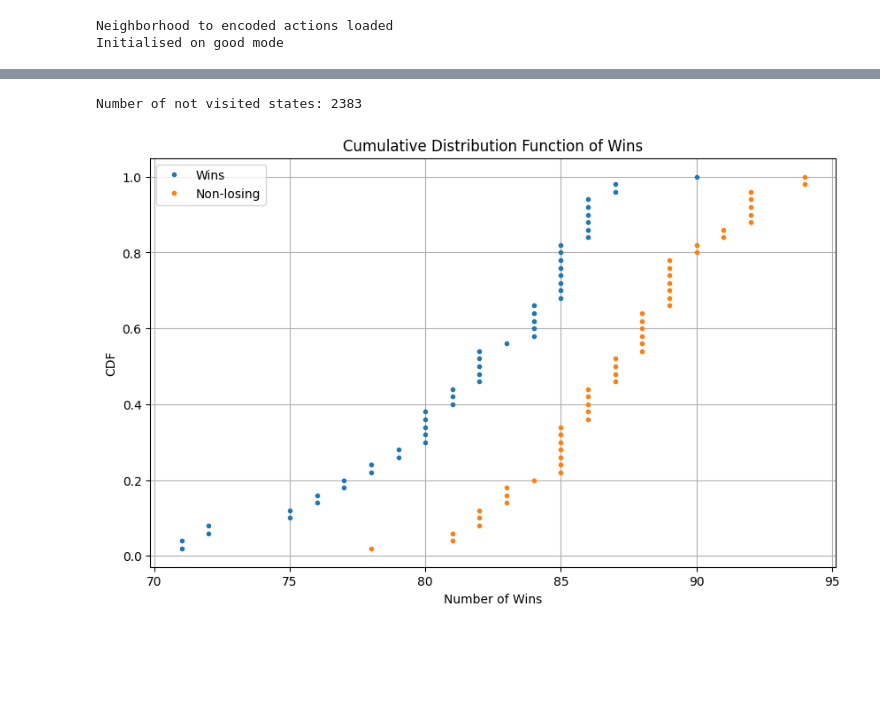
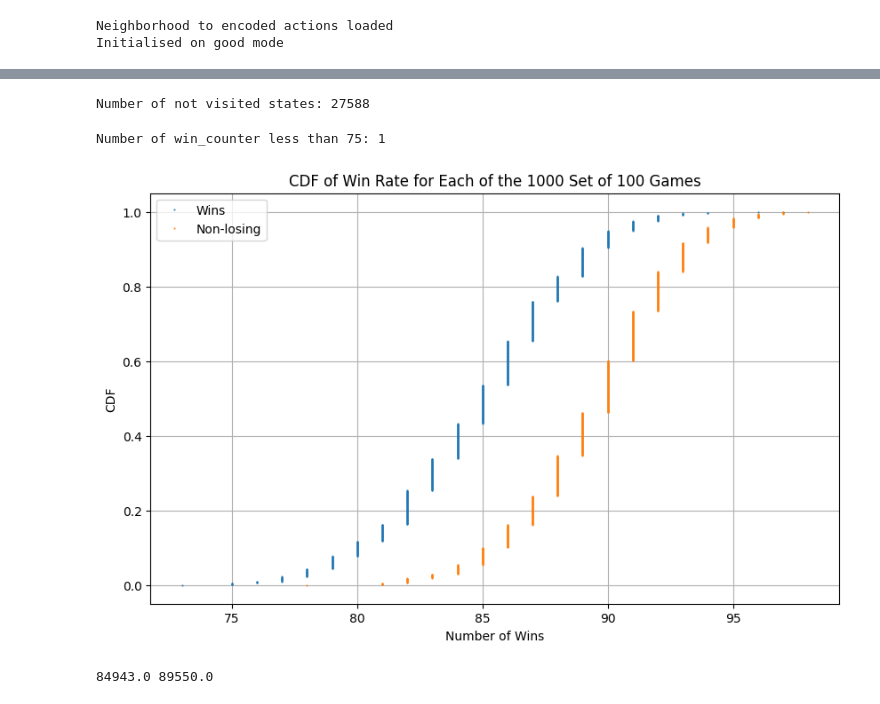
Before and after one commit to MarioPariona117/Blokus, a Jupyter notebook: notebooks/02_agent_training.ipynb, the cells around one changed output, grey strips where cells are left out. Drawn from its saved outputs; the diff is of its cells as text; code cells hidden in the pictures; blank space fills up the shorter version.

```diff
--- a/notebooks/02_agent_training.ipynb
+++ b/notebooks/02_agent_training.ipynb
@@ -218,11 +205,11 @@ def maxi(state: str) -> float:
 
 # env.render_mode = "human"
 env.render_mode = "console"
+with open('q_table1.pkl', 'rb') as f:
+    q_table = pickle.load(f)
 def test_agent(env, num_episodes=100):
     global q_table
     win_counter, tie_counter, lose_counter = 0, 0, 0
-    with open('q_table.pkl', 'rb') as f:
-        q_table = pickle.load(f)
     for _ in range(num_episodes):
         obs, info = env.reset()
         state = encode_board(obs["state"])
@@ -249,43 +236,50 @@ def test_agent(env, num_episodes=100):
 
     return win_counter, tie_counter, lose_counter
 
-win_counter = np.zeros(1000)
-tie_counter = np.zeros(1000)
-lose_counter = np.zeros(1000)
+win_counter1 = np.zeros(1000)
+tie_counter1 = np.zeros(1000)
+lose_counter1 = np.zeros(1000)
 # Test the agent
-for i in tqdm(range(50)):
-    win_counter[i], tie_counter[i], lose_counter[i] = test_agent(env)
+for i in tqdm(range(1000)):
+    win_counter1[i], tie_counter1[i], lose_counter1[i] = test_agent(env)
 
 
 print(f"Number of not visited states: {not_visited}")
 # %% [output]
-Number of not visited states: 2383
+Number of not visited states: 27588
 # %%
 import matplotlib.pyplot as plt
 
-win_counter = win_counter[:50]
-tie_counter = tie_counter[:50]
-lose_counter = lose_counter[:50]
+win_counter = win_counter1
+tie_counter = tie_counter1
+lose_counter = lose_counter1
 non_losing_counter = win_counter + tie_counter
-non_losing_counter = non_losing_counter
 # Calculate the CDF
 win_counter_sorted = np.sort(win_counter)
 cdf = np.arange(1, len(win_counter_sorted) + 1) / len(win_counter_sorted)
 
 # Plot the CDF for wins
 plt.figure(figsize=(10, 6))
-plt.plot(win_counter_sorted, cdf, marker='.', linestyle='none', label='Wins')
+plt.plot(win_counter_sorted, cdf, marker='.', linestyle='none', label='Wins', markersize=1)
 plt.xlabel('Number of Wins')
 plt.ylabel('CDF')
-plt.title('Cumulative Distribution Function of Wins')
+plt.title('CDF of Win Rate for Each of the 1000 Set of 100 Games')
 plt.grid(True)
+
+num_wins_less_than_75 = np.sum(win_counter < 75)
+print(f"Number of win_counter less than 75: {num_wins_less_than_75}")
 
 # Calculate and plot the CDF for non-losing counter
 non_losing_counter_sorted = np.sort(non_losing_counter)
 cdf_non_losing = np.arange(1, len(non_losing_counter_sorted) + 1) / len(non_losing_counter_sorted)
-plt.plot(non_losing_counter_sorted, cdf_non_losing, marker='.', linestyle='none', label='Non-losing')
+plt.plot(non_losing_counter_sorted, cdf_non_losing, marker='.', linestyle='none', label='Non-losing', markersize=1)
 
 plt.legend()
 plt.show()
 # %% [output]
+Number of win_counter less than 75: 1
-[figure, old version]
+[figure, new version]
+# %%
+print(sum(win_counter),sum(non_losing_counter))
+# %% [output]
+84943.0 89550.0
```
Also changed, not shown: parts of 1 cell of this notebook, 2 other files.
